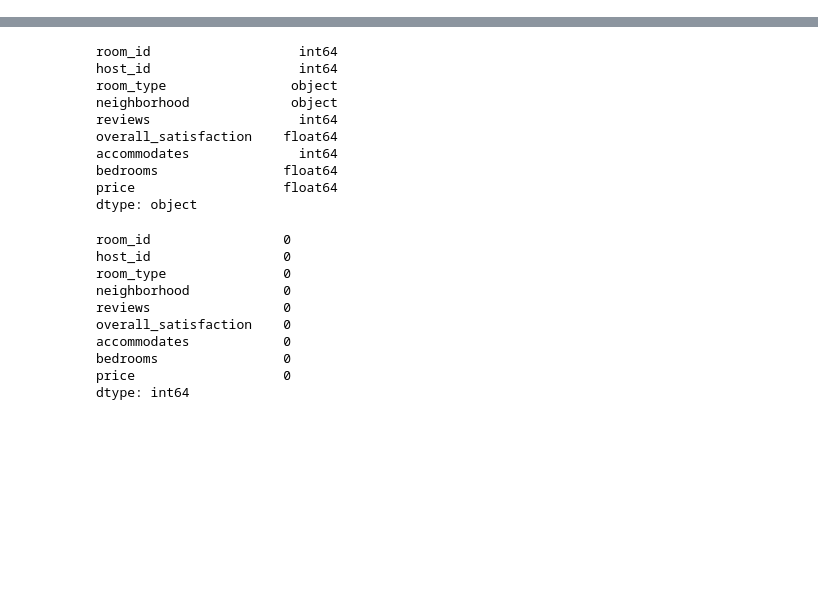
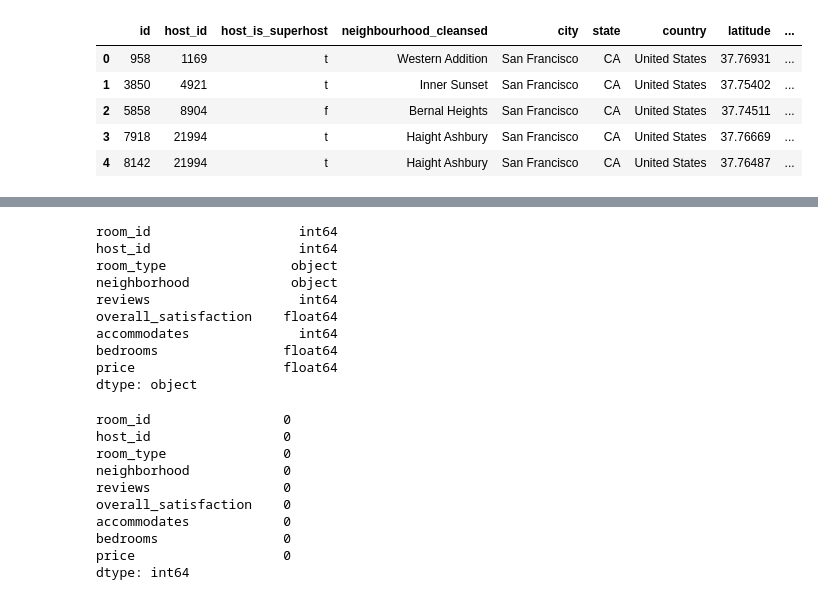
Before and after one commit to rustiri/final_group_airbnb, a Jupyter notebook: SF_Airbnb_EDA.ipynb, the cells around one changed output, grey strips where cells are left out. Cells and saved outputs as stored; diff of their text form; code cells hidden in the pictures; blank space fills up the shorter version.

```diff
--- a/SF_Airbnb_EDA.ipynb
+++ b/SF_Airbnb_EDA.ipynb
@@ -45,4 +42,0 @@ airbnb_db_df.head()
-# %%
-# Drop the irrelevant columns, survey_id, last_modified, latitude, longitude, location
-airbnb_db_df = airbnb_db_df.drop(["survey_id", "last_modified", "latitude", "longitude", "location"], axis=1)
-airbnb_db_df.head()
@@ -55,0 +53,32 @@ airbnb_db_df.head()
+# %%
+# Drop irrelevant columns, and columns we've decided to not include in the analysis
+airbnb_db_df = airbnb_db_df.drop(["listing_url", "scrape_id", "last_scraped", "name", "summary",
+                                 "space", "description", "experiences_offered", "neighborhood_overview",
+                                 "notes", "transit", "access", "interaction", "house_rules", "picture_url",
+                                 "host_url", "host_name", "host_since", "host_location", "host_about",
+                                 "host_response_time", "host_response_rate", "host_thumbnail_url",
+                                 "host_picture_url", "host_neighbourhood", "host_listings_count",
+                                 "host_total_listings_count", "host_verifications", "host_has_profile_pic",
+                                 "host_identity_verified", "street", "neighbourhood", "zipcode", "market", "smart_location",
+                                 "country_code", "is_location_exact", "beds", "bed_type", "amenities", "square_feet",
+                                 "weekly_price", "monthly_price", "security_deposit", "guests_included", "extra_people",
+                                 "minimum_nights", "maximum_nights", "minimum_minimum_nights", "maximum_minimum_nights",
+                                 "minimum_maximum_nights", "maximum_maximum_nights", "minimum_nights_avg_ntm",
+                                 "maximum_nights_avg_ntm", "calendar_updated", "has_availability", "availability_30",
+                                 "availability_60", "availability_90", "availability_365", "calendar_last_scraped",
+                                 "number_of_reviews_ltm", "first_review", "last_review", "review_scores_rating",
+                                 "review_scores_accuracy", "review_scores_cleanliness", "review_scores_checkin",
+                                 "review_scores_communication", "review_scores_location", "review_scores_value",
+                                 "requires_license", "license", "jurisdiction_names", "instant_bookable",
+                                 "is_business_travel_ready", "cancellation_policy", "require_guest_profile_picture",
+                                 "require_guest_phone_verification", "calculated_host_listings_count",
+                                 "calculated_host_listings_count_entire_homes", "calculated_host_listings_count_private_rooms",
+                                 "calculated_host_listings_count_shared_rooms", "reviews_per_month"], axis=1)
+airbnb_db_df.head()
+# %% [output]
+|  | id | host_id | host_is_superhost | neighbourhood_cleansed | city | state | country | latitude | ... |
+| 0 | 958 | 1169 | t | Western Addition | San Francisco | CA | United States | 37.76931 | ... |
+| 1 | 3850 | 4921 | t | Inner Sunset | San Francisco | CA | United States | 37.75402 | ... |
+| 2 | 5858 | 8904 | f | Bernal Heights | San Francisco | CA | United States | 37.74511 | ... |
+| 3 | 7918 | 21994 | t | Haight Ashbury | San Francisco | CA | United States | 37.76669 | ... |
+| 4 | 8142 | 21994 | t | Haight Ashbury | San Francisco | CA | United States | 37.76487 | ... |
```
Also changed, not shown: parts of 17 cells of this notebook, 1 other file.
